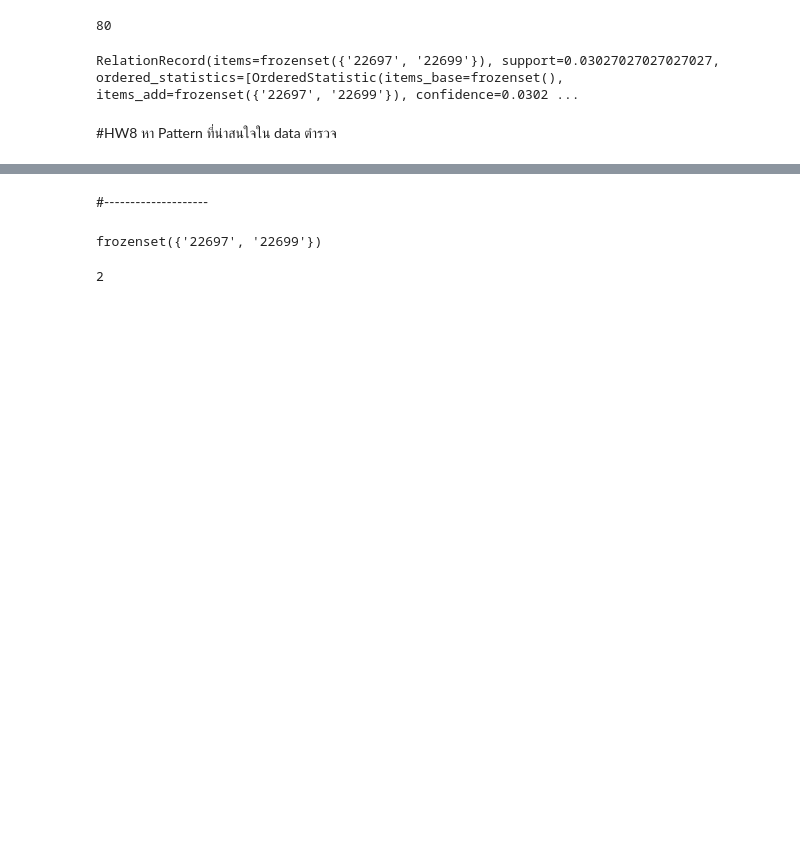
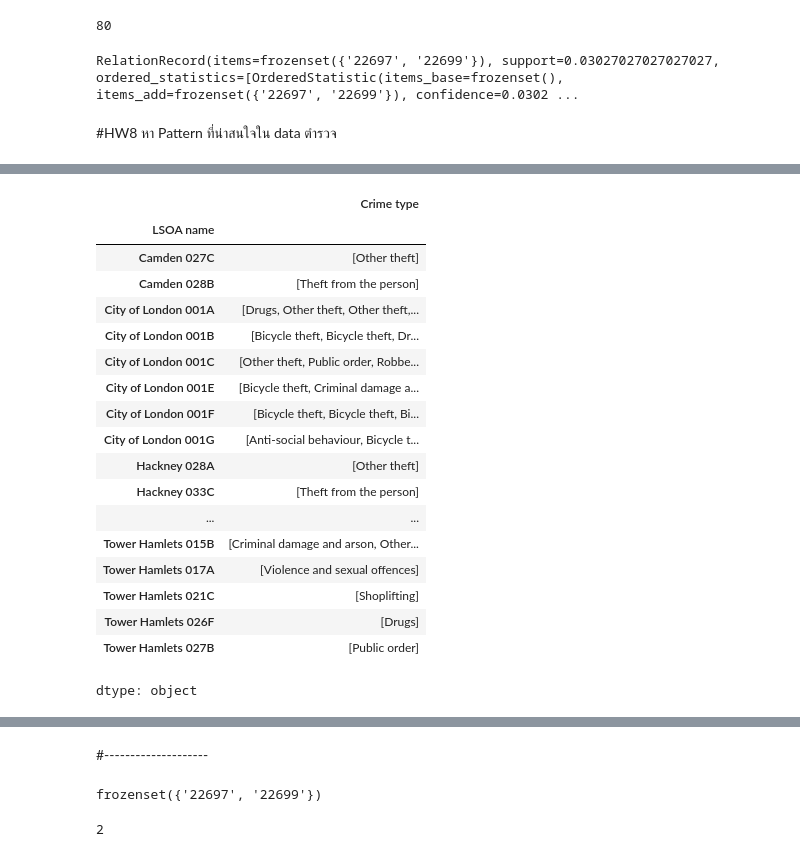
Before and after one commit to emkrit1242/MSC_DPDM_2025, a Jupyter notebook: Frequent_Patterns_(Association_Rules).ipynb, the cells around one changed output, grey strips where cells are left out. Drawn from its saved outputs; the diff is of its cells as text; code cells hidden in the pictures; blank space fills up the shorter version.

```diff
--- a/Frequent_Patterns_(Association_Rules).ipynb
+++ b/Frequent_Patterns_(Association_Rules).ipynb
@@ -179,0 +230,23 @@ RelationRecord(items=frozenset({'22697', '22699'}), support=0.03027027027027027,
+# %%
+T = S.groupby('LSOA name')['Crime type'].apply(list)
+T
+# %% [output]
+|  | Crime type |
+| LSOA name |  |
+| Camden 027C | [Other theft] |
+| Camden 028B | [Theft from the person] |
+| City of London 001A | [Drugs, Other theft, Other theft,... |
+| City of London 001B | [Bicycle theft, Bicycle theft, Dr... |
+| City of London 001C | [Other theft, Public order, Robbe... |
+| City of London 001E | [Bicycle theft, Criminal damage a... |
+| City of London 001F | [Bicycle theft, Bicycle theft, Bi... |
+| City of London 001G | [Anti-social behaviour, Bicycle t... |
+| Hackney 028A | [Other theft] |
+| Hackney 033C | [Theft from the person] |
+| ... | ... |
+| Tower Hamlets 015B | [Criminal damage and arson, Other... |
+| Tower Hamlets 017A | [Violence and sexual offences] |
+| Tower Hamlets 021C | [Shoplifting] |
+| Tower Hamlets 026F | [Drugs] |
+| Tower Hamlets 027B | [Public order] |
+dtype: object
```
Also changed, not shown: parts of 9 cells of this notebook.
